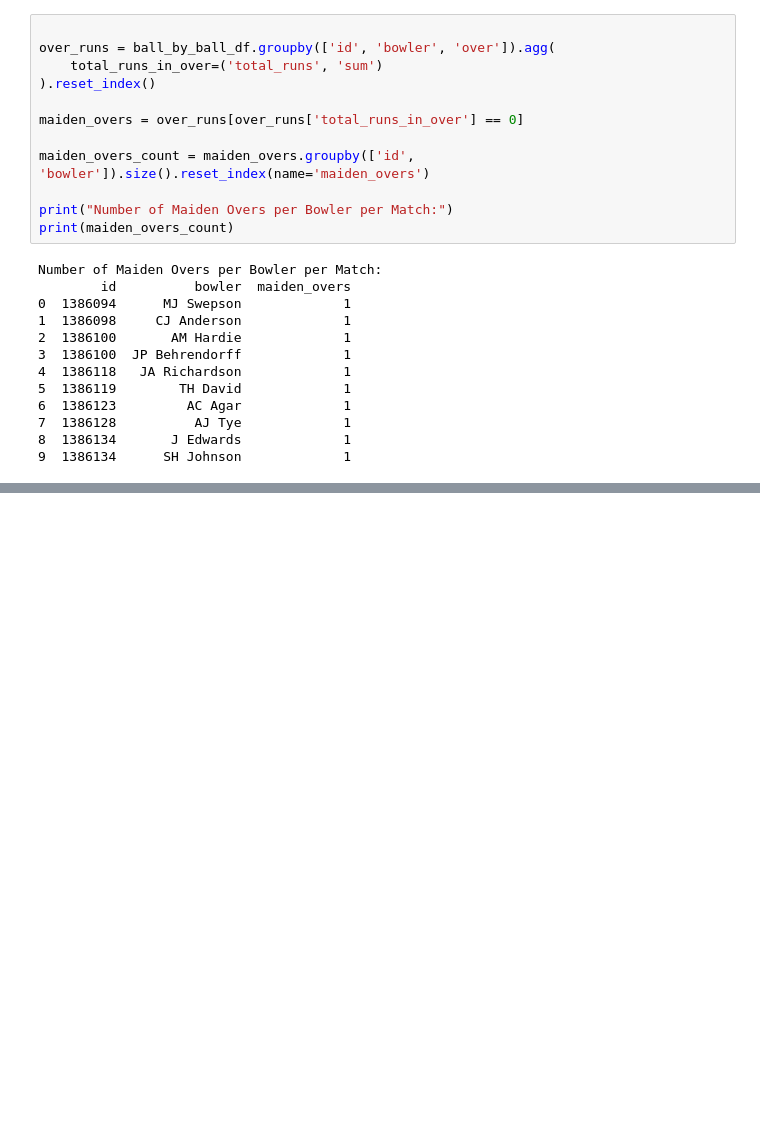
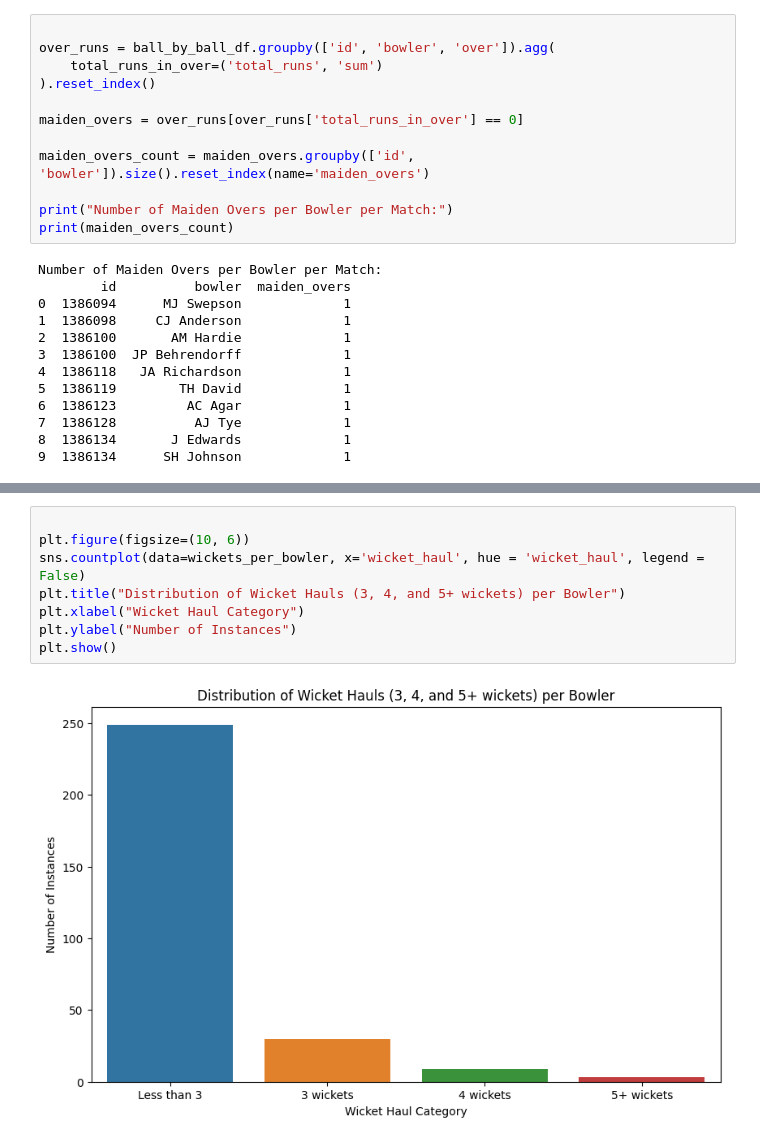
Before and after one commit to DivyamGupta12/dream11_task, a Jupyter notebook: EDA+model.ipynb, the cells around one changed output, grey strips where cells are left out. Drawn from its saved outputs; the diff is of its cells as text; blank space fills up the shorter version.

```diff
--- a/EDA+model.ipynb
+++ b/EDA+model.ipynb
@@ -686,0 +703,10 @@ Number of Maiden Overs per Bowler per Match:
+# %%
+
+plt.figure(figsize=(10, 6))
+sns.countplot(data=wickets_per_bowler, x='wicket_haul', hue = 'wicket_haul', legend = False)
+plt.title("Distribution of Wicket Hauls (3, 4, and 5+ wickets) per Bowler")
+plt.xlabel("Wicket Haul Category")
+plt.ylabel("Number of Instances")
+plt.show()
+# %% [output]
+[figure, added]
```
Also changed, not shown: parts of 5 cells of this notebook.
